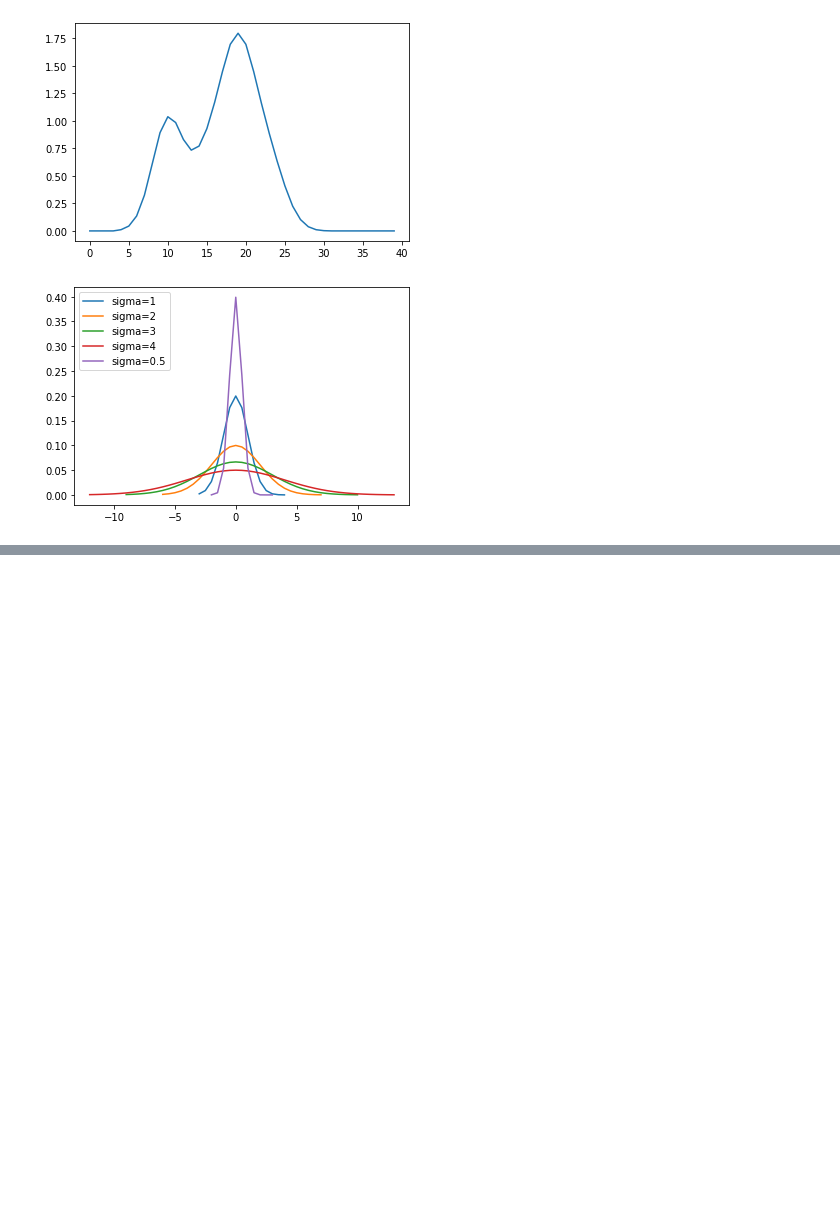
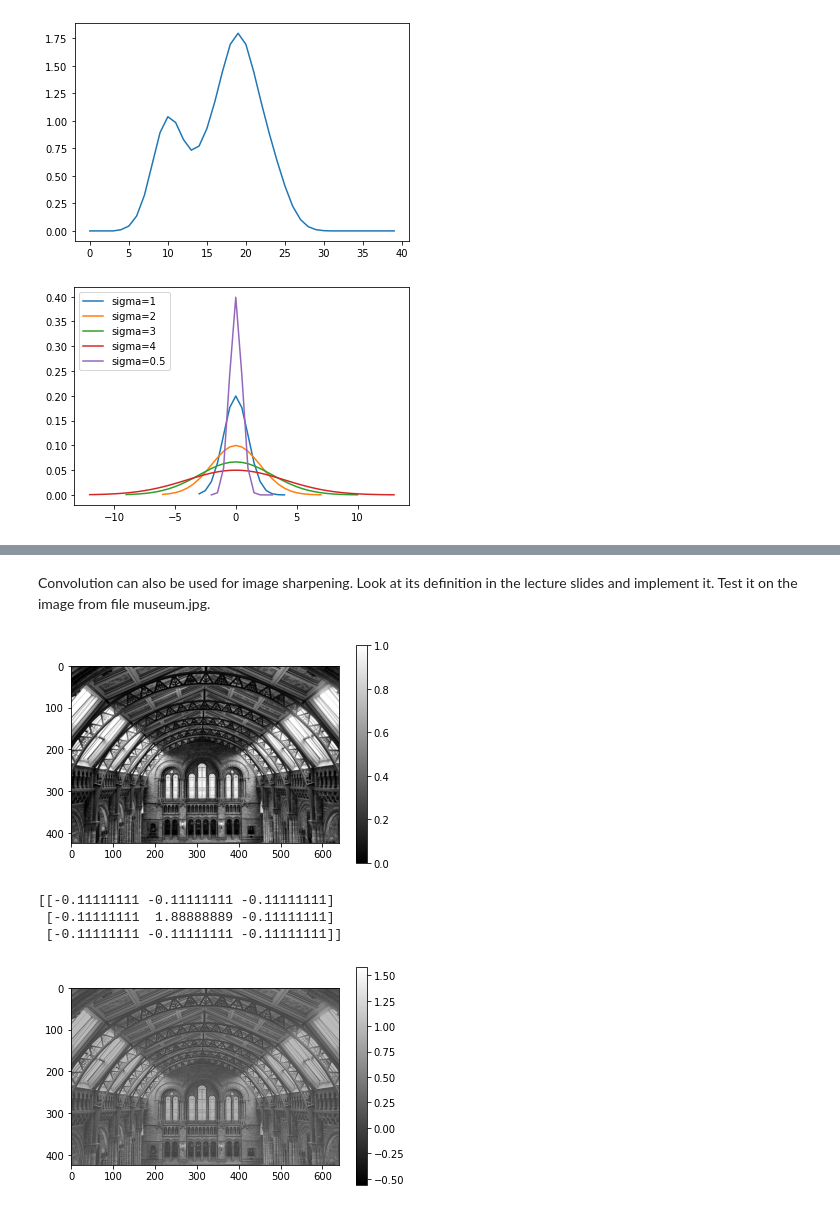
Before and after one commit to BlazBone/uz-vaje, a Jupyter notebook: assignment2/assignemnt.ipynb, the cells around one changed output, grey strips where cells are left out. Saved outputs shown, nothing was run; the diff lists cells and outputs as text; code cells hidden in the pictures; blank space fills up the shorter version.

```diff
--- a/assignment2/assignemnt.ipynb
+++ b/assignment2/assignemnt.ipynb
@@ -413,0 +493,26 @@ twoE()
+# %% [markdown]
+Convolution can also be used for image sharpening. Look at its definition in the
+lecture slides and implement it. Test it on the image from file museum.jpg.
+# %%
+image = imread_gray("./images/museum.jpg")
+imshow(image)
+shape = image.shape
+kernel = np.array([[0,0,0],[0,2,0],[0,0,0]]) - np.array([[1/9,1/9,1/9],[1/9,1/9,1/9],[1/9,1/9,1/9]])
+print(kernel)
+image = cv2.filter2D(image, -1, kernel)
+
+# kernel
+# image = simple_convolution(image.reshape(-1), kernel)
+
+# image = image.reshape(shape)
+# image = image.T
+# image = simple_convolution(image.reshape(-1), kernel)
+
+
+imshow(image.reshape(shape))
+# %% [output]
+[figure, added]
+[[-0.11111111 -0.11111111 -0.11111111]
+ [-0.11111111  1.88888889 -0.11111111]
+ [-0.11111111 -0.11111111 -0.11111111]]
+[figure, added]
```
Also changed, not shown: parts of 20 cells of this notebook.
